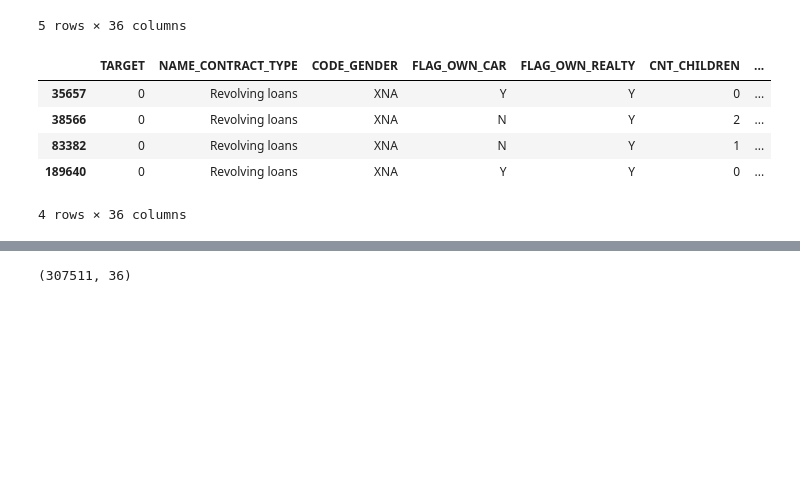
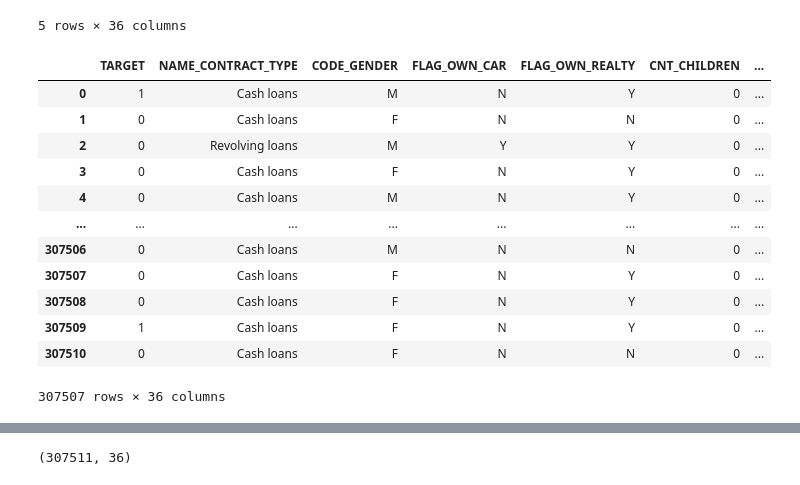
Before and after one commit to ZiNoBae/Hackathon_ubion, a Jupyter notebook: AutoEDA.ipynb, the cells around one changed output, grey strips where cells are left out. Cells and saved outputs as stored; diff of their text form; code cells hidden in the pictures; blank space fills up the shorter version.

```diff
--- a/AutoEDA.ipynb
+++ b/AutoEDA.ipynb
@@ -188,16 +188,23 @@ df.head()
 # %%
 # CODE_GENDER 컬럼 - XNA 있는 4개 Row 제거
 
-df1 = df.loc[df['CODE_GENDER']!='XNA']
-
-# df.drop(df['CODE_GENDER']=='XNA', axis=0)
+df = df.loc[~(df['CODE_GENDER']=='XNA')]
-# %% [output]
-|  | TARGET | NAME_CONTRACT_TYPE | CODE_GENDER | FLAG_OWN_CAR | FLAG_OWN_REALTY | CNT_CHILDREN | ... |
-| 35657 | 0 | Revolving loans | XNA | Y | Y | 0 | ... |
-| 38566 | 0 | Revolving loans | XNA | N | Y | 2 | ... |
-| 83382 | 0 | Revolving loans | XNA | N | Y | 1 | ... |
-| 189640 | 0 | Revolving loans | XNA | Y | Y | 0 | ... |
-4 rows × 36 columns
+# %%
+df
+# %% [output]
+|  | TARGET | NAME_CONTRACT_TYPE | CODE_GENDER | FLAG_OWN_CAR | FLAG_OWN_REALTY | CNT_CHILDREN | ... |
+| 0 | 1 | Cash loans | M | N | Y | 0 | ... |
+| 1 | 0 | Cash loans | F | N | N | 0 | ... |
+| 2 | 0 | Revolving loans | M | Y | Y | 0 | ... |
+| 3 | 0 | Cash loans | F | N | Y | 0 | ... |
+| 4 | 0 | Cash loans | M | N | Y | 0 | ... |
+| ... | ... | ... | ... | ... | ... | ... | ... |
+| 307506 | 0 | Cash loans | M | N | N | 0 | ... |
+| 307507 | 0 | Cash loans | F | N | Y | 0 | ... |
+| 307508 | 0 | Cash loans | F | N | Y | 0 | ... |
+| 307509 | 1 | Cash loans | F | N | Y | 0 | ... |
+| 307510 | 0 | Cash loans | F | N | N | 0 | ... |
+307507 rows × 36 columns
 # %%
 35657
 38566
```
Also changed, not shown: parts of 1 cell of this notebook.
